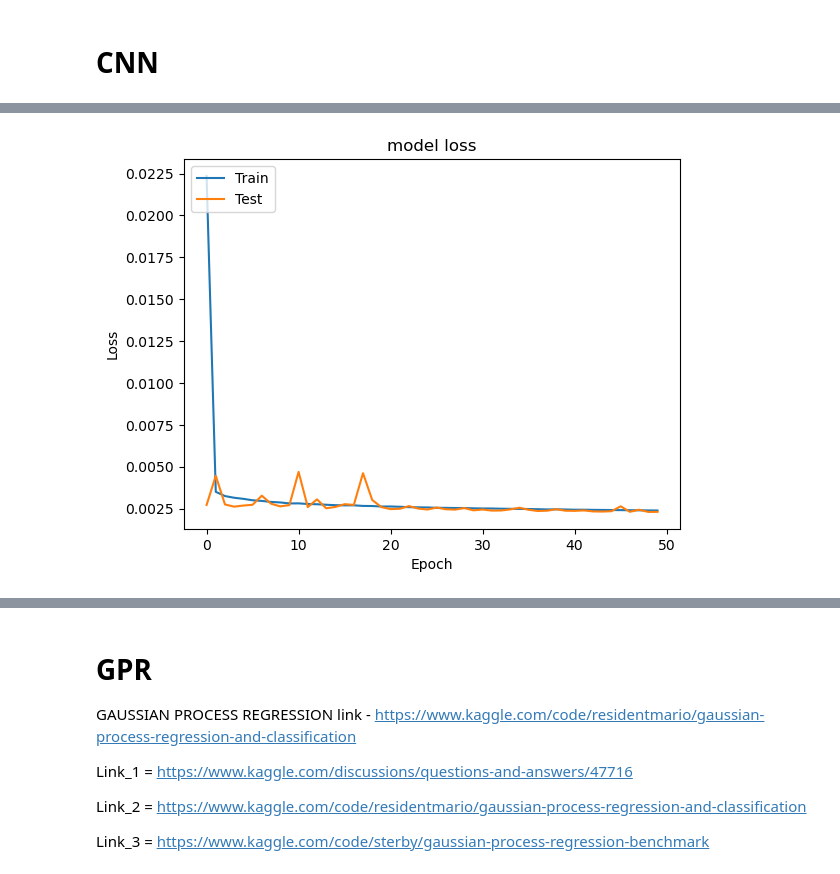
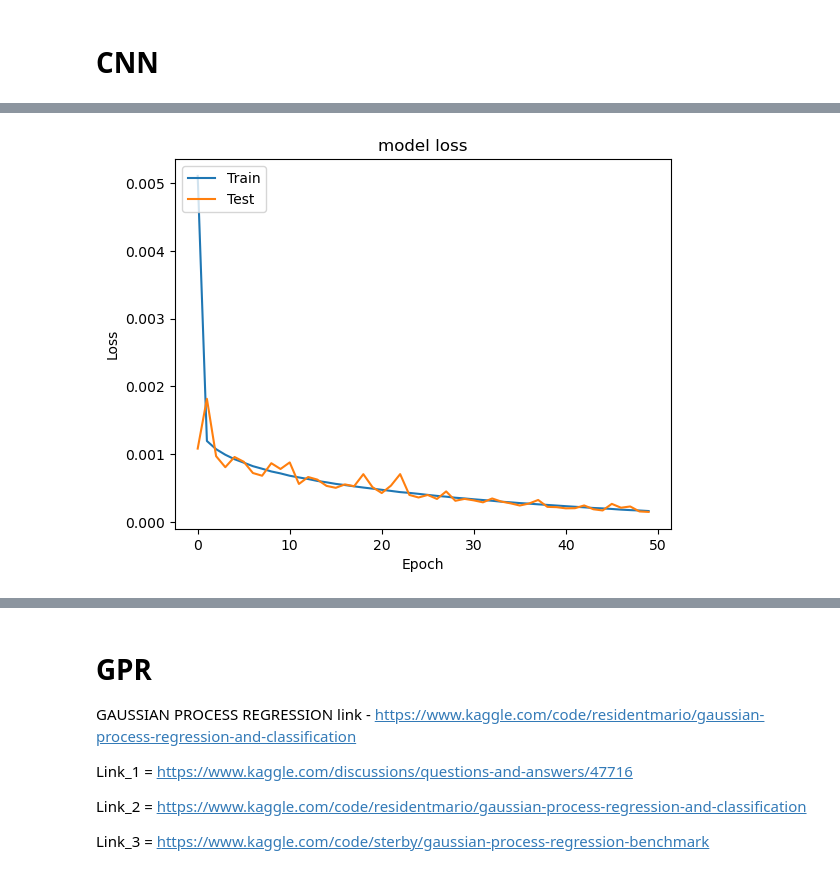
Before and after one commit to BhawitBalodi/State-Of-Health-Of-Battery, a Jupyter notebook: SOC_estimation.ipynb, the cells around one changed output, grey strips where cells are left out. Cells and saved outputs as stored; diff of their text form; code cells hidden in the pictures.

```diff
--- a/SOC_estimation.ipynb
+++ b/SOC_estimation.ipynb
@@ -111,9 +163,11 @@ callback = EarlyStopping(
+# %%
+Nomical_capa = df.pop('Nominal_Capacity')
 # %%
 from sklearn import preprocessing
 from sklearn.preprocessing import MinMaxScaler
 scaler = MinMaxScaler()
 
-numericals = ['Time','Potential','Current','Charge','SOC'] # Not Normalizing the Y(target Variable) - which is SOC
+numericals = ['Time','Potential','Current','Charge', 'Capacity','SOC'] # Not Normalizing the Y(target Variable) - which is SOC
 df[numericals] = scaler.fit_transform(df[numericals])
 # %%
 df.head()
@@ -144,7 +197,7 @@ memory usage: 13.0 MB
 # %% [markdown]
 # Spliting the Data into train and test
 # %%
-Y = df.pop('Capacity')
+Y = df.pop('SOC')
 X = df
 # %%
 X_train, X_test, Y_train, Y_test = train_test_split(X,Y,test_size = 0.2)
@@ -543,15 +766,15 @@ plt.show()
 CNN
 # %%
 %%time
-model_4 = tf.keras.Sequential([tf.keras.layers.Conv1D(10,3,activation='linear',input_shape=(6,1)),
+model_9 = tf.keras.Sequential([tf.keras.layers.Conv1D(10,3,activation='linear',input_shape=(5,1)),
                                tf.keras.layers.Conv1D(10,3,activation='relu'),
                                tf.keras.layers.Flatten(),
                                tf.keras.layers.Dense(1)])
 
-model_4.compile(loss = tf.keras.losses.mae,
+model_9.compile(loss = tf.keras.losses.mae,
                 optimizer = tf.keras.optimizers.Adam(learning_rate=0.001,decay=0.0001),
-                metrics=[tf.keras.metrics.RootMeanSquaredError(name='rmse'),'mae','mse'])
+                metrics=[tf.keras.metrics.RootMeanSquaredError(name='rmse'),'mae','mse','mape'])
 
-history_4 = model_4.fit(X_train,Y_train,epochs=50,validation_data=(X_test,Y_test),callbacks=callback)
+history_9 = model_9.fit(X_train,Y_train,epochs=50,validation_data=(X_test,Y_test),callbacks=callback)
 # %% [output]
 Epoch 1/50
@@ -582,5 +806,5 @@ model_4.evaluate(X_test,Y_test)
 # %%
-plot_his(history_4)
+plot_his(history_9)
 # %% [output]
-[figure, old version]
+[figure, new version]
 # %%
```
Also changed, not shown: parts of 110 cells of this notebook.
